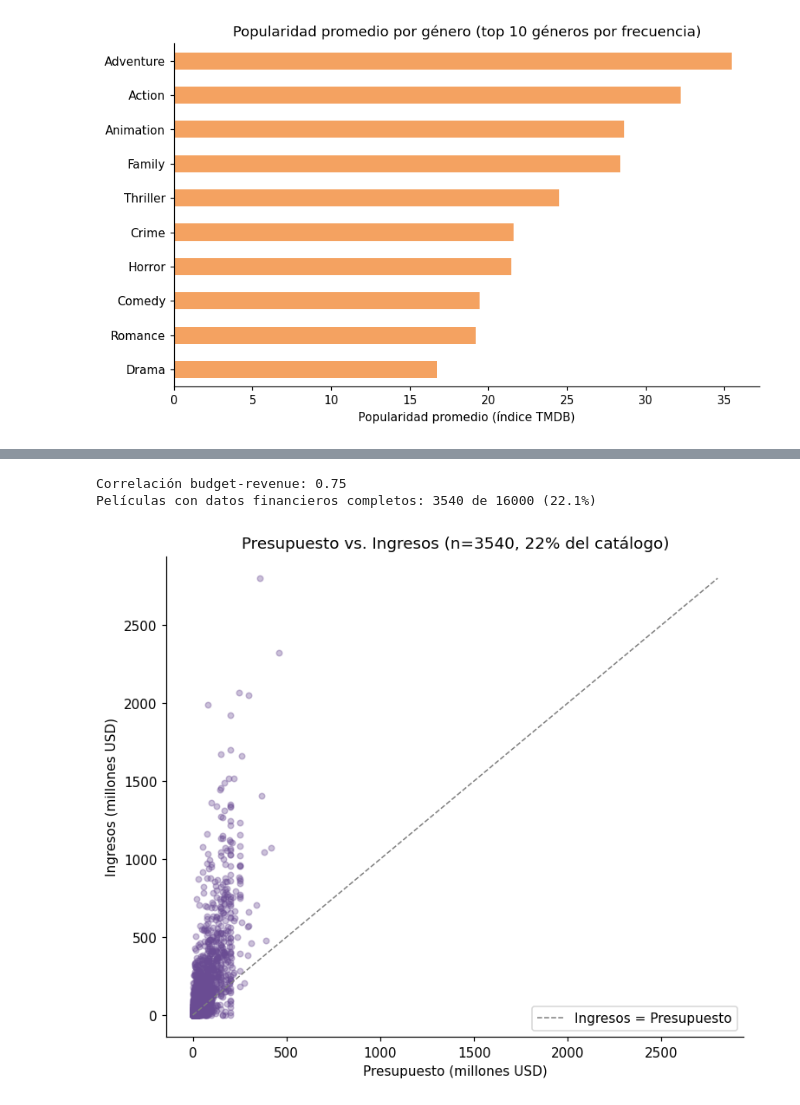
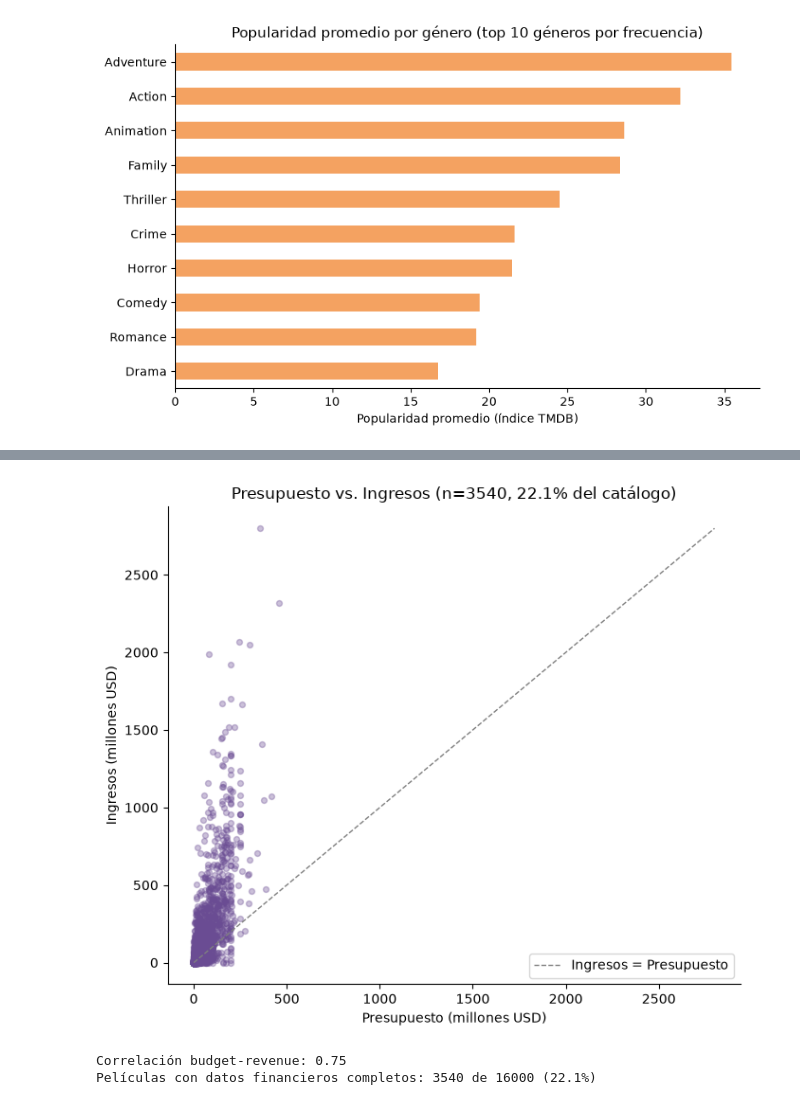
Before and after one commit to BRomanman/netflix-visual, a Jupyter notebook: notebooks/01_EDA_Data_Movies.ipynb, the cells around one changed output, grey strips where cells are left out. Saved outputs shown, nothing was run; the diff lists cells and outputs as text; code cells hidden in the pictures.

```diff
--- a/notebooks/01_EDA_Data_Movies.ipynb
+++ b/notebooks/01_EDA_Data_Movies.ipynb
@@ -309,27 +357,65 @@ plt.show()
 # %% [output]
 [figure]
 # %%
+# 3.6 Relación presupuesto vs. ingresos
 
-# 3.6 Relación presupuesto vs. ingresos (rentabilidad) — solo 22.1% del catálogo tiene ambos datos
-datos_fin = df_clean.dropna(subset=['budget','revenue'])
+datos_fin = df_clean.dropna(
+    subset=['budget', 'revenue']
+)
 
-fig, ax = plt.subplots(figsize=(7,6))
-ax.scatter(datos_fin['budget']/1e6, datos_fin['revenue']/1e6, alpha=0.35, s=18, color='#6A4C93')
-lim = max(datos_fin['budget'].max(), datos_fin['revenue'].max())/1e6
-ax.plot([0,lim],[0,lim], color='gray', linestyle='--', linewidth=1, label='Ingresos = Presupuesto')
-ax.set_title(f'Presupuesto vs. Ingresos (n={len(datos_fin)}, {len(datos_fin)/len(df_clean)*100:.0f}% del catálogo)')
+porcentaje_fin = len(datos_fin) / len(df_clean) * 100
+
+fig, ax = plt.subplots(figsize=(7, 6))
+
+ax.scatter(
+    datos_fin['budget'] / 1e6,
+    datos_fin['revenue'] / 1e6,
+    alpha=0.35,
+    s=18,
+    color='#6A4C93'
+)
+
+lim = max(
+    datos_fin['budget'].max(),
+    datos_fin['revenue'].max()
+) / 1e6
+
+ax.plot(
+    [0, lim],
+    [0, lim],
+    color='gray',
+    linestyle='--',
+    linewidth=1,
+    label='Ingresos = Presupuesto'
+)
+
+ax.set_title(
+    f'Presupuesto vs. Ingresos '
+    f'(n={len(datos_fin)}, {porcentaje_fin:.1f}% del catálogo)'
+)
+
 ax.set_xlabel('Presupuesto (millones USD)')
 ax.set_ylabel('Ingresos (millones USD)')
+
 ax.legend()
+
 plt.tight_layout()
 plt.show()
-corr = datos_fin[['budget','revenue']].corr().iloc[0,1]
+
+# Correlación
+corr = datos_fin[['budget', 'revenue']].corr().iloc[0, 1]
+
 print(f"Correlación budget-revenue: {corr:.2f}")
-print(f"Películas con datos financieros completos: {len(datos_fin)} de {len(df_clean)} ({len(datos_fin)/len(df_clean)*100:.1f}%)")
+
+print(
+    f"Películas con datos financieros completos: "
+    f"{len(datos_fin)} de {len(df_clean)} "
+    f"({porcentaje_fin:.1f}%)"
+)
 # %% [output]
+[figure, new version]
 Correlación budget-revenue: 0.75
 Películas con datos financieros completos: 3540 de 16000 (22.1%)
-[figure, old version]
 # %%
 
 # 3.7 Top 10 películas por ROI (con presupuesto > 10.000 para evitar outliers artificiales)
```
Also changed, not shown: parts of 7 cells of this notebook.
